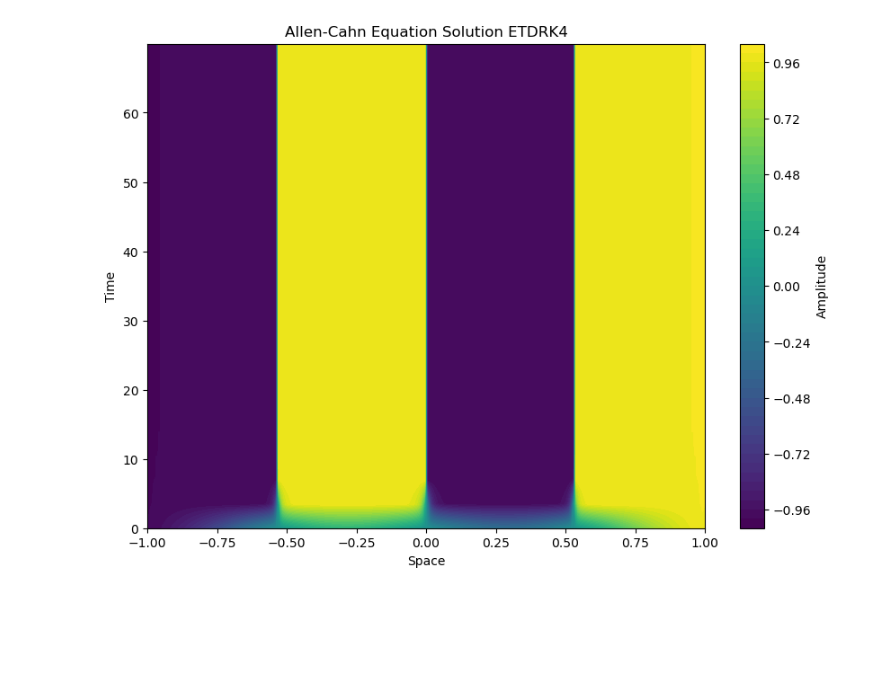
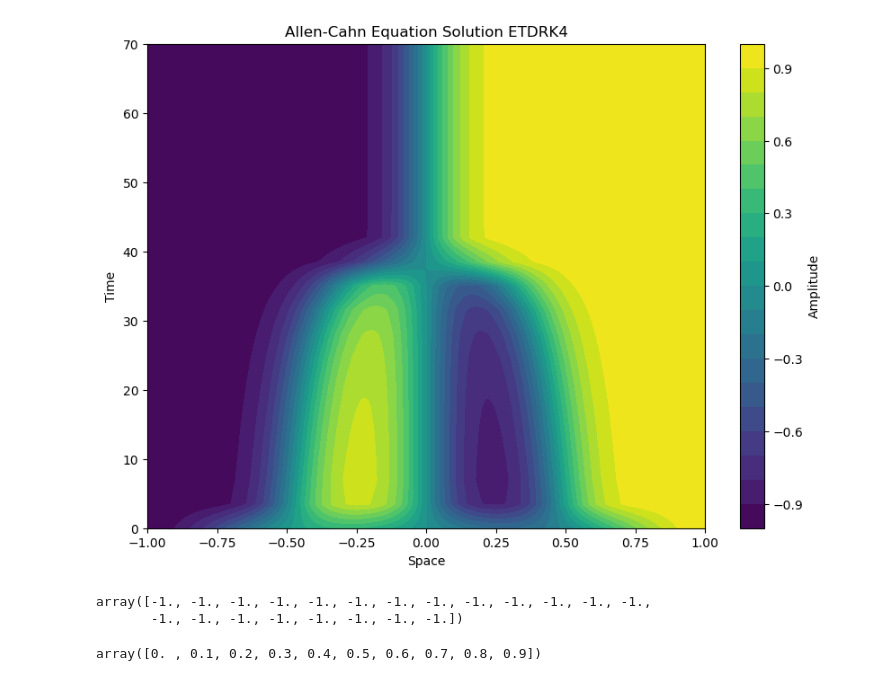
Before and after one commit to Gaffeyh/Research_Project, a Jupyter notebook: ETD_FDM/ETD_FDM.ipynb, the cells around one changed output. Saved outputs shown, nothing was run; the diff lists cells and outputs as text; code cells hidden in the pictures; blank space fills up the shorter version.

```diff
--- a/ETD_FDM/ETD_FDM.ipynb
+++ b/ETD_FDM/ETD_FDM.ipynb
@@ -8,27 +8,35 @@ import time
 import scipy.sparse as sp
 # %%
 time_start = time.time()
+
+##FDM quantities
 ##Discretise space:
 N = 256
 x = np.linspace(-1,1,N)
-h = x[1] - x[0]
+dx = x[1] - x[0]
 ##set initial conditions
 u = 0.53*x + 0.47*np.sin(-1.5*np.pi*x)
 u[0] = -1
 u[-1] = 1
 ## Differentiation matrix plus identity:
-D = sp.diags([1,-2,1],[-1,0,1],shape=(N,N)).toarray()
+D = sp.diags([1,-2,1],[-1,0,1],shape=(N,N)).toarray()/(dx**2)
 I = np.eye(N)
 ##Linear operator L:
 L = 0.01*D
 L[0,:] = L[-1,:] = 0
 L[0,0] = L[-1,-1] = 1
 
+
+##ETD quantities
+
+h = 1/4
 M = 64
 
 r = 15 * np.exp(1j * 2*np.pi * (np.arange(1, M+1) - 0.5) / M)
 
 A = h * L
+A[0,0] = np.log(1)
+A[-1,-1] = np.log(1)
 E = expm(A)
 E2 = expm(A / 2)
 
@@ -62,7 +70,7 @@ nmax = round(tmax / h)
 nplt = int(np.floor((tmax / 20) / h))
 
 for n in range(1, nmax + 1):
-    print("n = ", n)
+    #print("n = ", n)
     t = n * h
 
     Nu = u-u**3
@@ -78,7 +86,7 @@ for n in range(1, nmax + 1):
     u = E @ u + f1 @ Nu + 2*f2 @ (Na + Nb) + f3 @ Nc
 
     if n % nplt == 0:
-        print("Saving at t = ", t)
+        #print("Saving at t = ", t)
         u[0] = -1
         u[-1] = 1
         uu = np.hstack((uu, u.reshape(-1, 1)))
@@ -118,18 +100,23 @@ array([[ 1.  ,  0.  ,  0.  , ...,  0.  ,  0.  ,  0.  ],
 # %%
 # Plot results using a contour plot
 fig, ax = plt.subplots(figsize=(10, 7))
 X, T = np.meshgrid(x, tt, indexing='ij')  # Ensure consistent indexing
-contour = ax.contourf(X,T, uu[:,:], levels=50, cmap=cm.viridis)  # Swap X and T to match uu's shape
+contour = ax.contourf(X,T, uu[:,:], cmap=cm.viridis, levels=np.linspace(-1,1,21))  # Swap X and T to match uu's shape
 
 # Add a colorbar
 cbar = plt.colorbar(contour, ax=ax)
 cbar.set_label('Amplitude')
 
 # Set labels and title
 ax.set_xlabel('Space')
 ax.set_ylabel('Time')
 ax.set_title('Allen-Cahn Equation Solution ETDRK4')
 
 plt.show()
 # %% [output]
-[figure, old version]
+[figure, new version]
+# %%
+uu[0,:]
+# %% [output]
+array([-1., -1., -1., -1., -1., -1., -1., -1., -1., -1., -1., -1., -1.,
+       -1., -1., -1., -1., -1., -1., -1., -1.])
@@ -135,0 +125,4 @@ plt.show()
+# %%
+x
+# %% [output]
+array([0. , 0.1, 0.2, 0.3, 0.4, 0.5, 0.6, 0.7, 0.8, 0.9])
```
Also changed, not shown: parts of 16 cells of this notebook, 2 other files.
